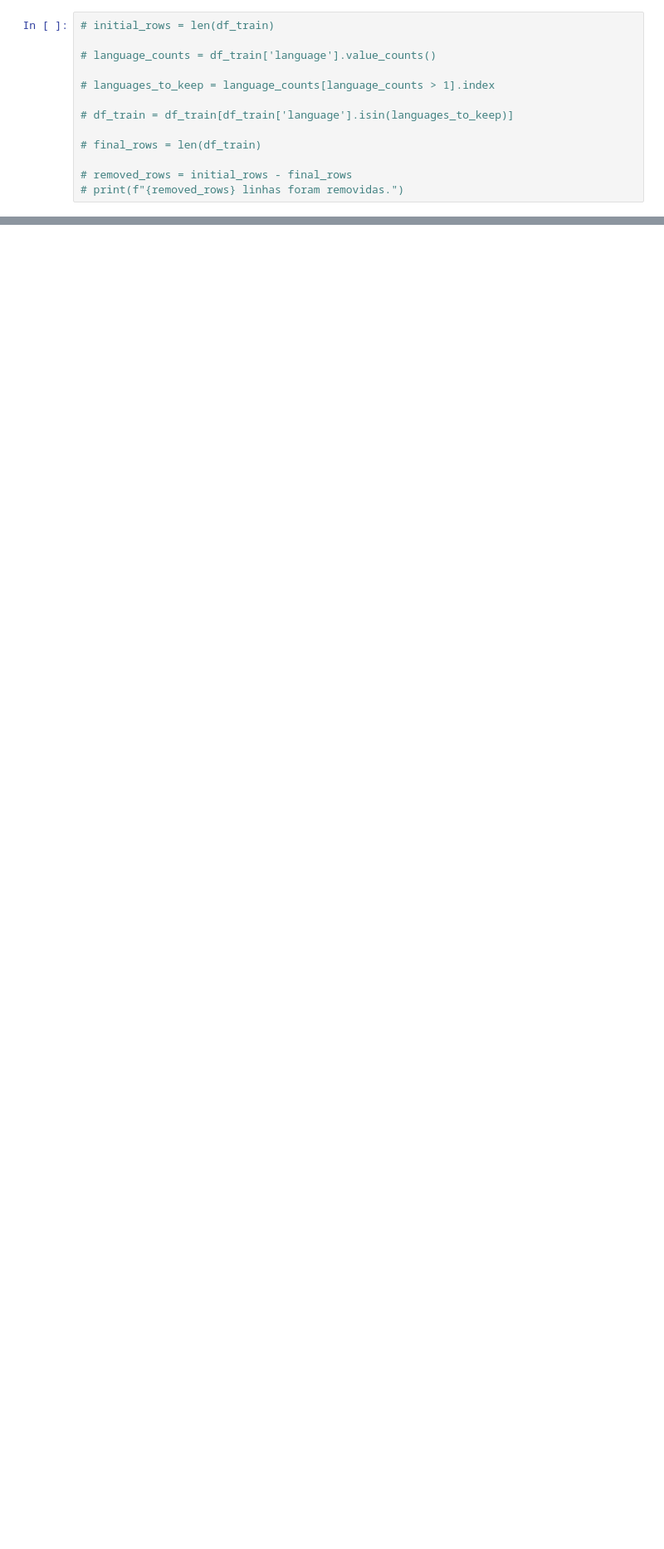
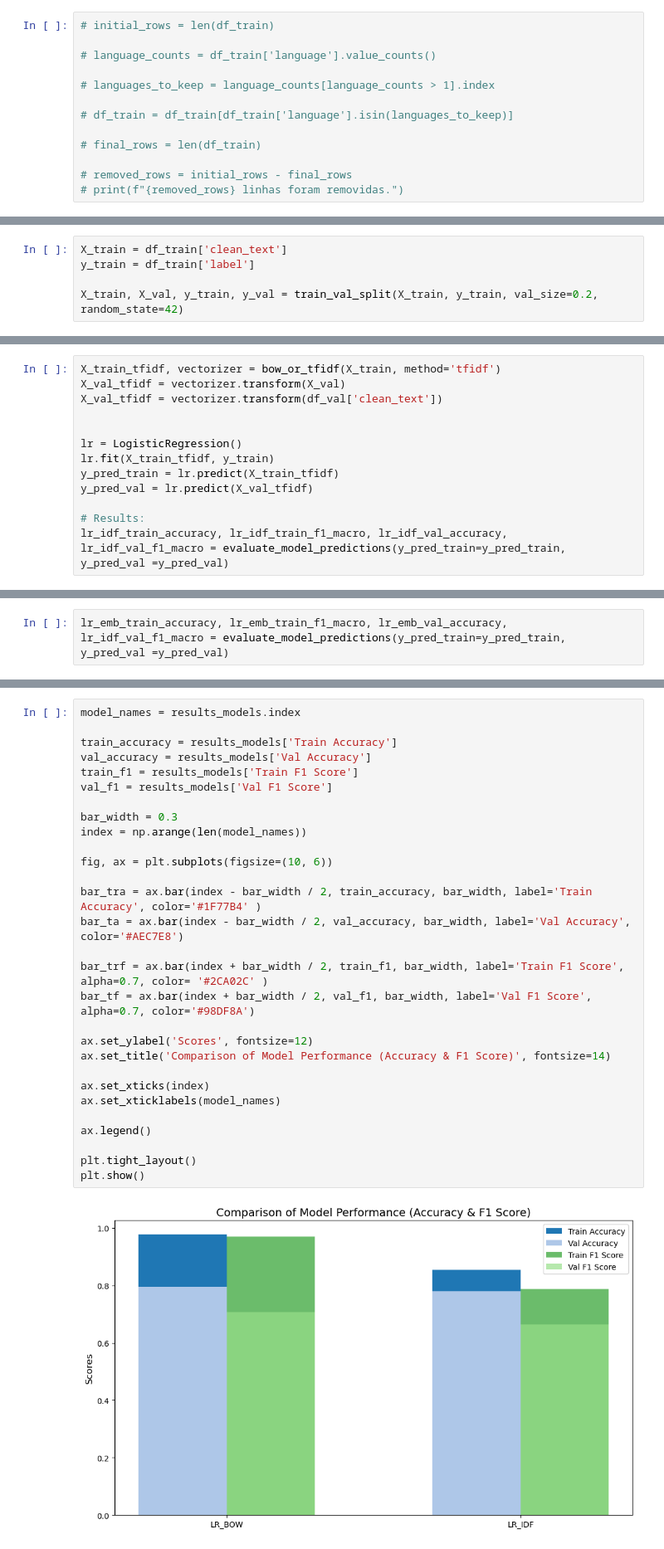
Before and after one commit to joanaramosrodrigues/TextMining_Project, a Jupyter notebook: TM_Group07.ipynb, the cells around one changed output, grey strips where cells are left out. Shown at 83% size. Cells and saved outputs as stored; diff of their text form; blank space fills up the shorter version.

```diff
--- a/TM_Group07.ipynb
+++ b/TM_Group07.ipynb
@@ -415,0 +308,5 @@ plt.show()
+# %%
+X_train = df_train['clean_text']
+y_train = df_train['label']
+
+X_train, X_val, y_train, y_val = train_val_split(X_train, y_train, val_size=0.2, random_state=42)
@@ -415,0 +423,13 @@ plt.show()
+# %%
+X_train_tfidf, vectorizer = bow_or_tfidf(X_train, method='tfidf')
+X_val_tfidf = vectorizer.transform(X_val)
+X_val_tfidf = vectorizer.transform(df_val['clean_text'])
+
+
+lr = LogisticRegression()
+lr.fit(X_train_tfidf, y_train)
+y_pred_train = lr.predict(X_train_tfidf)
+y_pred_val = lr.predict(X_val_tfidf)
+
+# Results:
+lr_idf_train_accuracy, lr_idf_train_f1_macro, lr_idf_val_accuracy, lr_idf_val_f1_macro = evaluate_model_predictions(y_pred_train=y_pred_train, y_pred_val =y_pred_val)
@@ -415,0 +531,2 @@ plt.show()
+# %%
+lr_emb_train_accuracy, lr_emb_train_f1_macro, lr_emb_val_accuracy, lr_idf_val_f1_macro = evaluate_model_predictions(y_pred_train=y_pred_train, y_pred_val =y_pred_val)
@@ -415,0 +570,31 @@ plt.show()
+# %%
+model_names = results_models.index
+
+train_accuracy = results_models['Train Accuracy']
+val_accuracy = results_models['Val Accuracy']
+train_f1 = results_models['Train F1 Score']
+val_f1 = results_models['Val F1 Score']
+
+bar_width = 0.3
+index = np.arange(len(model_names))
+
+fig, ax = plt.subplots(figsize=(10, 6))
+
+bar_tra = ax.bar(index - bar_width / 2, train_accuracy, bar_width, label='Train Accuracy', color='#1F77B4' )
+bar_ta = ax.bar(index - bar_width / 2, val_accuracy, bar_width, label='Val Accuracy', color='#AEC7E8')
+
+bar_trf = ax.bar(index + bar_width / 2, train_f1, bar_width, label='Train F1 Score', alpha=0.7, color= '#2CA02C' )
+bar_tf = ax.bar(index + bar_width / 2, val_f1, bar_width, label='Val F1 Score', alpha=0.7, color='#98DF8A')
+
+ax.set_ylabel('Scores', fontsize=12)
+ax.set_title('Comparison of Model Performance (Accuracy & F1 Score)', fontsize=14)
+
+ax.set_xticks(index)
+ax.set_xticklabels(model_names)
+
+ax.legend()
+
+plt.tight_layout()
+plt.show()
+# %% [output]
+[figure, added]
```
Also changed, not shown: parts of 82 cells of this notebook.
